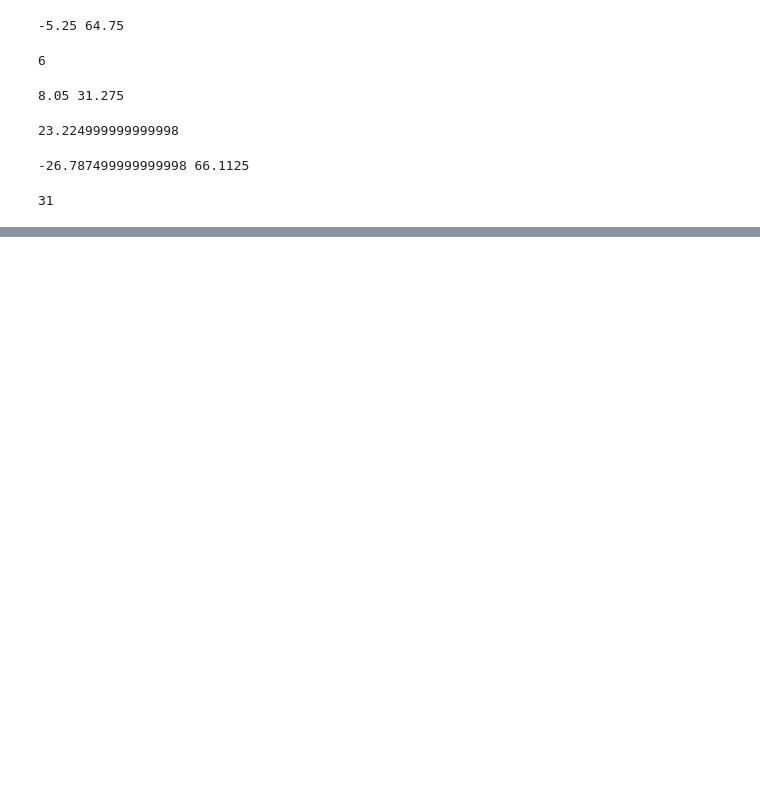
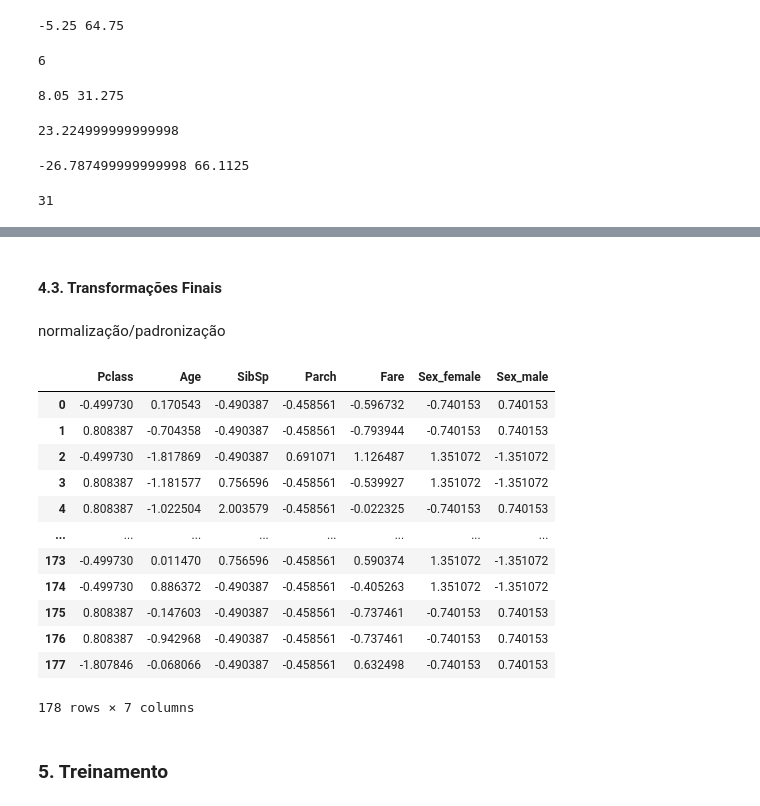
Before and after one commit to rogeriobarbosaa/Titanic-Classification-PyTorch, a Jupyter notebook: main/main.ipynb, the cells around one changed output, grey strips where cells are left out. Drawn from its saved outputs; the diff is of its cells as text; code cells hidden in the pictures; blank space fills up the shorter version.

```diff
--- a/main/main.ipynb
+++ b/main/main.ipynb
@@ -430,0 +468,25 @@ y_test = y_test.loc[X_test.index]
+# %% [markdown]
+#### 4.3. Transformações Finais
+# %% [markdown]
+normalização/padronização
+# %%
+# Substitui os valores originais pelas colunas padronizadas
+# Obs: deve-se utilizar o scaler ajustado com o dataset de TREINO
+X_test[colunas_numericas] = scaler.transform(X_test[colunas_numericas])
+X_test
+# %% [output]
+|  | Pclass | Age | SibSp | Parch | Fare | Sex_female | Sex_male |
+| 0 | -0.499730 | 0.170543 | -0.490387 | -0.458561 | -0.596732 | -0.740153 | 0.740153 |
+| 1 | 0.808387 | -0.704358 | -0.490387 | -0.458561 | -0.793944 | -0.740153 | 0.740153 |
+| 2 | -0.499730 | -1.817869 | -0.490387 | 0.691071 | 1.126487 | 1.351072 | -1.351072 |
+| 3 | 0.808387 | -1.181577 | 0.756596 | -0.458561 | -0.539927 | 1.351072 | -1.351072 |
+| 4 | 0.808387 | -1.022504 | 2.003579 | -0.458561 | -0.022325 | -0.740153 | 0.740153 |
+| ... | ... | ... | ... | ... | ... | ... | ... |
+| 173 | -0.499730 | 0.011470 | 0.756596 | -0.458561 | 0.590374 | 1.351072 | -1.351072 |
+| 174 | -0.499730 | 0.886372 | -0.490387 | -0.458561 | -0.405263 | 1.351072 | -1.351072 |
+| 175 | 0.808387 | -0.147603 | -0.490387 | -0.458561 | -0.737461 | -0.740153 | 0.740153 |
+| 176 | 0.808387 | -0.942968 | -0.490387 | -0.458561 | -0.737461 | -0.740153 | 0.740153 |
+| 177 | -1.807846 | -0.068066 | -0.490387 | -0.458561 | 0.632498 | -0.740153 | 0.740153 |
+178 rows × 7 columns
+# %% [markdown]
+### 5. Treinamento
```
Also changed, not shown: parts of 11 cells of this notebook.
